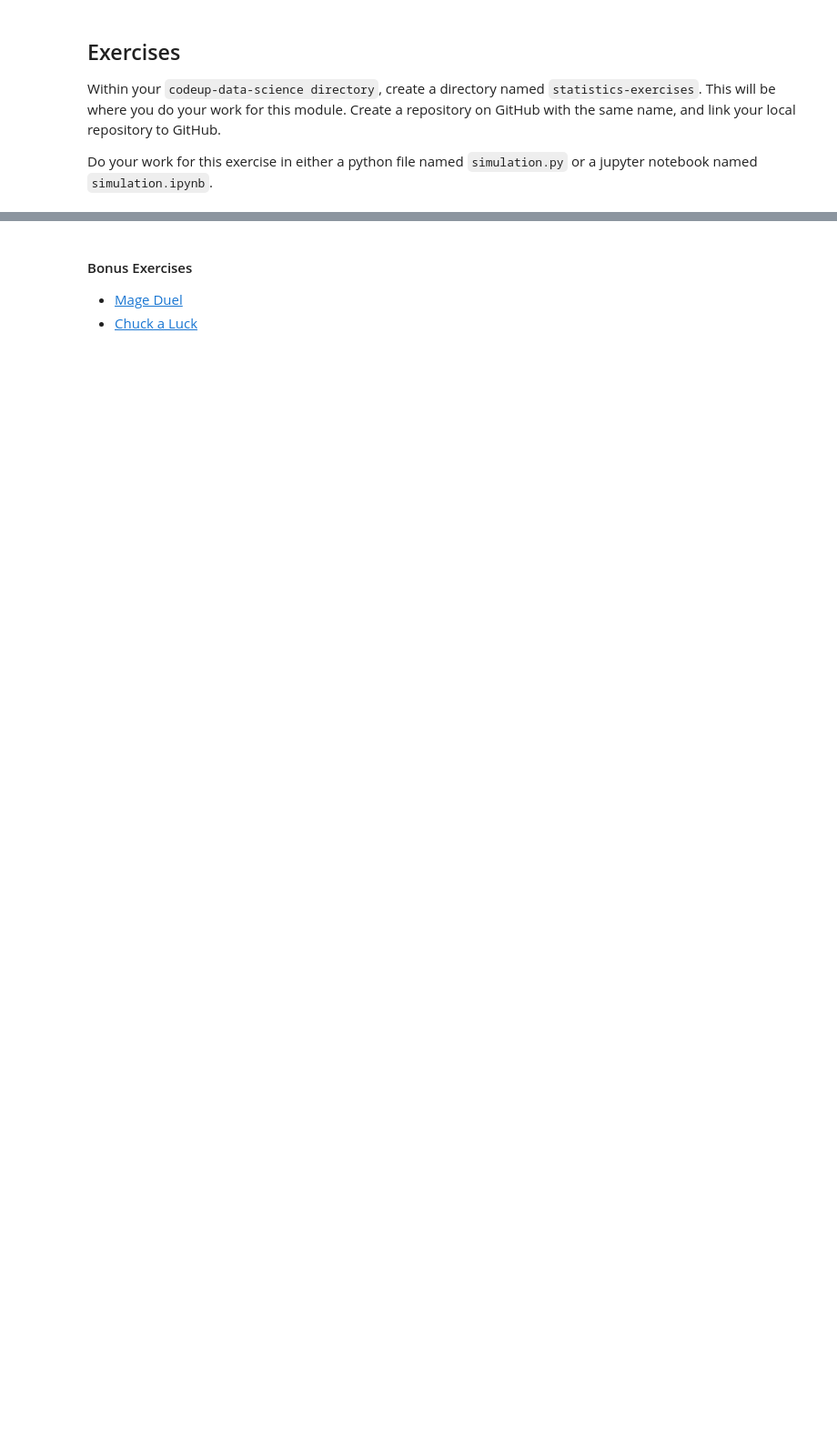
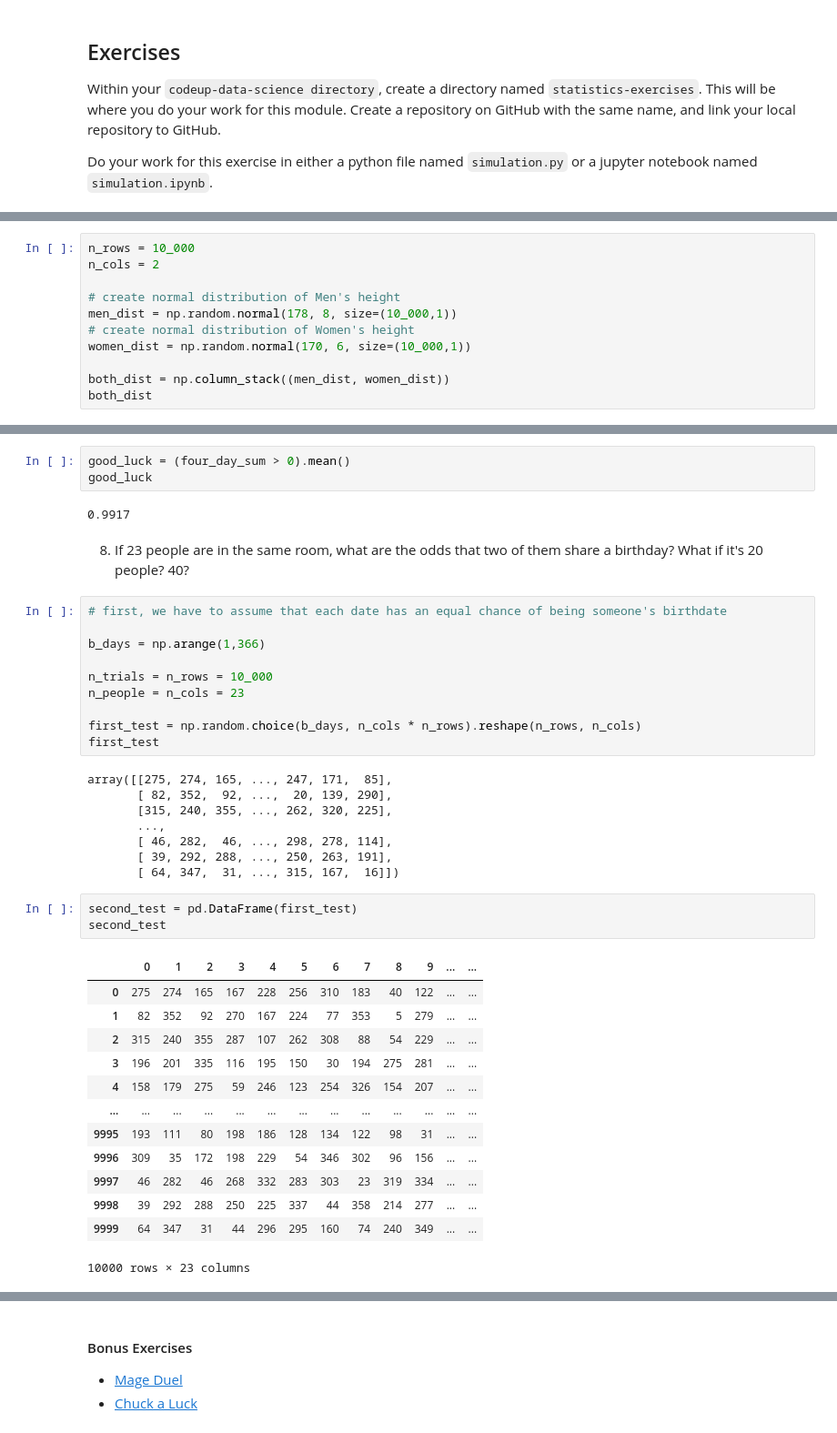
Before and after one commit to Tyler-Applegate/statistics-exercises, a Jupyter notebook: simulation.ipynb, the cells around one changed output, grey strips where cells are left out. Shown: that part at 91% size. Saved outputs shown, nothing was run; the diff lists cells and outputs as text; blank space fills up the shorter version.

```diff
--- a/simulation.ipynb
+++ b/simulation.ipynb
@@ -210,0 +561,11 @@ Do your work for this exercise in either a python file named `simulation.py` or
+# %%
+n_rows = 10_000
+n_cols = 2
+
+# create normal distribution of Men's height
+men_dist = np.random.normal(178, 8, size=(10_000,1))
+# create normal distribution of Women's height
+women_dist = np.random.normal(170, 6, size=(10_000,1))
+
+both_dist = np.column_stack((men_dist, women_dist))
+both_dist
@@ -242,0 +810,42 @@ Do your work for this exercise in either a python file named `simulation.py` or
+# %%
+good_luck = (four_day_sum > 0).mean()
+good_luck
+# %% [output]
+0.9917
+# %% [markdown]
+8. If 23 people are in the same room, what are the odds that two of them share a birthday? What if it's 20 people? 40?
+# %%
+# first, we have to assume that each date has an equal chance of being someone's birthdate
+
+b_days = np.arange(1,366)
+
+n_trials = n_rows = 10_000
+n_people = n_cols = 23
+
+first_test = np.random.choice(b_days, n_cols * n_rows).reshape(n_rows, n_cols)
+first_test
+# %% [output]
+array([[275, 274, 165, ..., 247, 171,  85],
+       [ 82, 352,  92, ...,  20, 139, 290],
+       [315, 240, 355, ..., 262, 320, 225],
+       ...,
+       [ 46, 282,  46, ..., 298, 278, 114],
+       [ 39, 292, 288, ..., 250, 263, 191],
+       [ 64, 347,  31, ..., 315, 167,  16]])
+# %%
+second_test = pd.DataFrame(first_test)
+second_test
+# %% [output]
+|  | 0 | 1 | 2 | 3 | 4 | 5 | 6 | 7 | 8 | 9 | ... | ... |
+| 0 | 275 | 274 | 165 | 167 | 228 | 256 | 310 | 183 | 40 | 122 | ... | ... |
+| 1 | 82 | 352 | 92 | 270 | 167 | 224 | 77 | 353 | 5 | 279 | ... | ... |
+| 2 | 315 | 240 | 355 | 287 | 107 | 262 | 308 | 88 | 54 | 229 | ... | ... |
+| 3 | 196 | 201 | 335 | 116 | 195 | 150 | 30 | 194 | 275 | 281 | ... | ... |
+| 4 | 158 | 179 | 275 | 59 | 246 | 123 | 254 | 326 | 154 | 207 | ... | ... |
+| ... | ... | ... | ... | ... | ... | ... | ... | ... | ... | ... | ... | ... |
+| 9995 | 193 | 111 | 80 | 198 | 186 | 128 | 134 | 122 | 98 | 31 | ... | ... |
+| 9996 | 309 | 35 | 172 | 198 | 229 | 54 | 346 | 302 | 96 | 156 | ... | ... |
+| 9997 | 46 | 282 | 46 | 268 | 332 | 283 | 303 | 23 | 319 | 334 | ... | ... |
+| 9998 | 39 | 292 | 288 | 250 | 225 | 337 | 44 | 358 | 214 | 277 | ... | ... |
+| 9999 | 64 | 347 | 31 | 44 | 296 | 295 | 160 | 74 | 240 | 349 | ... | ... |
+10000 rows × 23 columns
```
Also changed, not shown: parts of 92 cells of this notebook.
